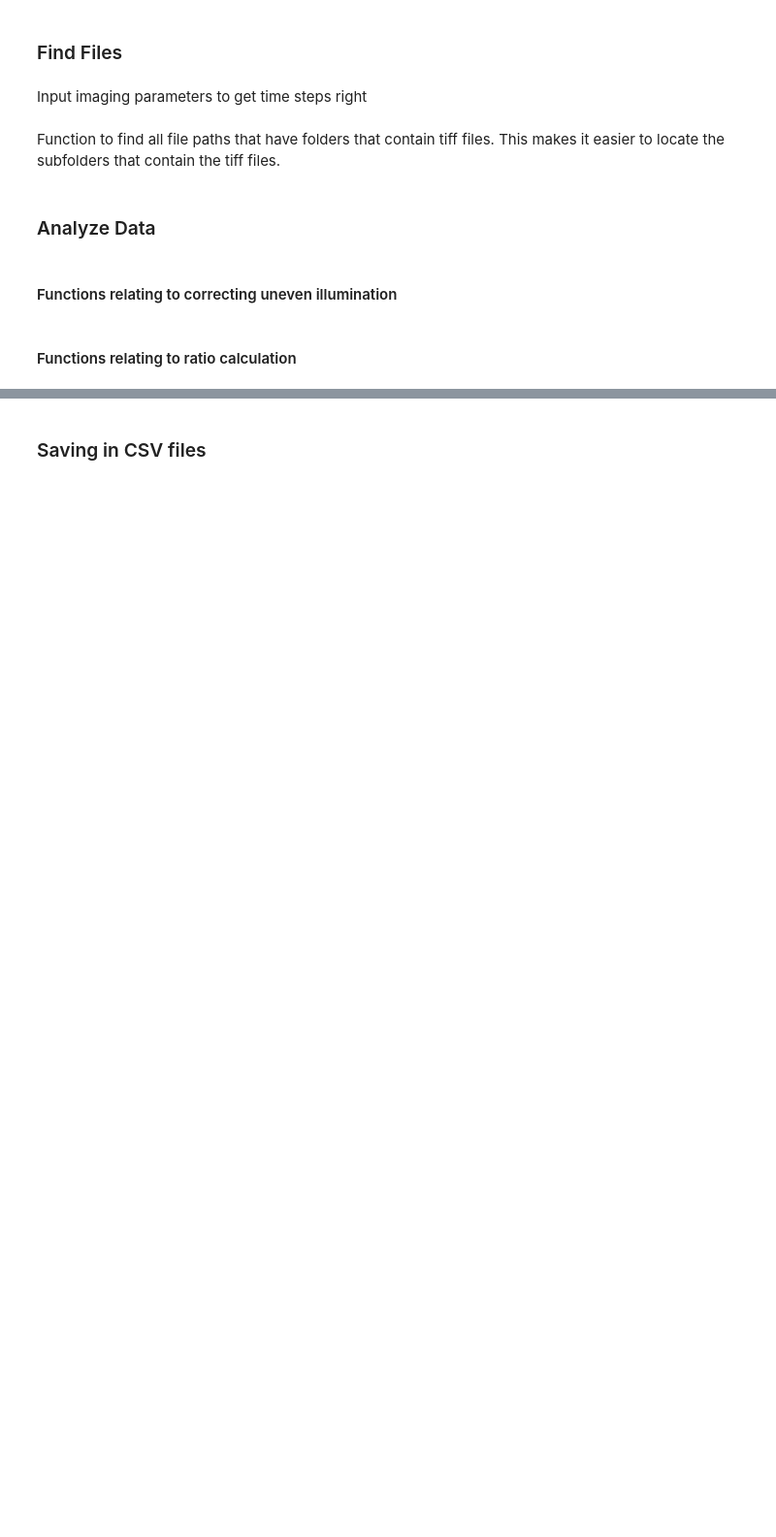
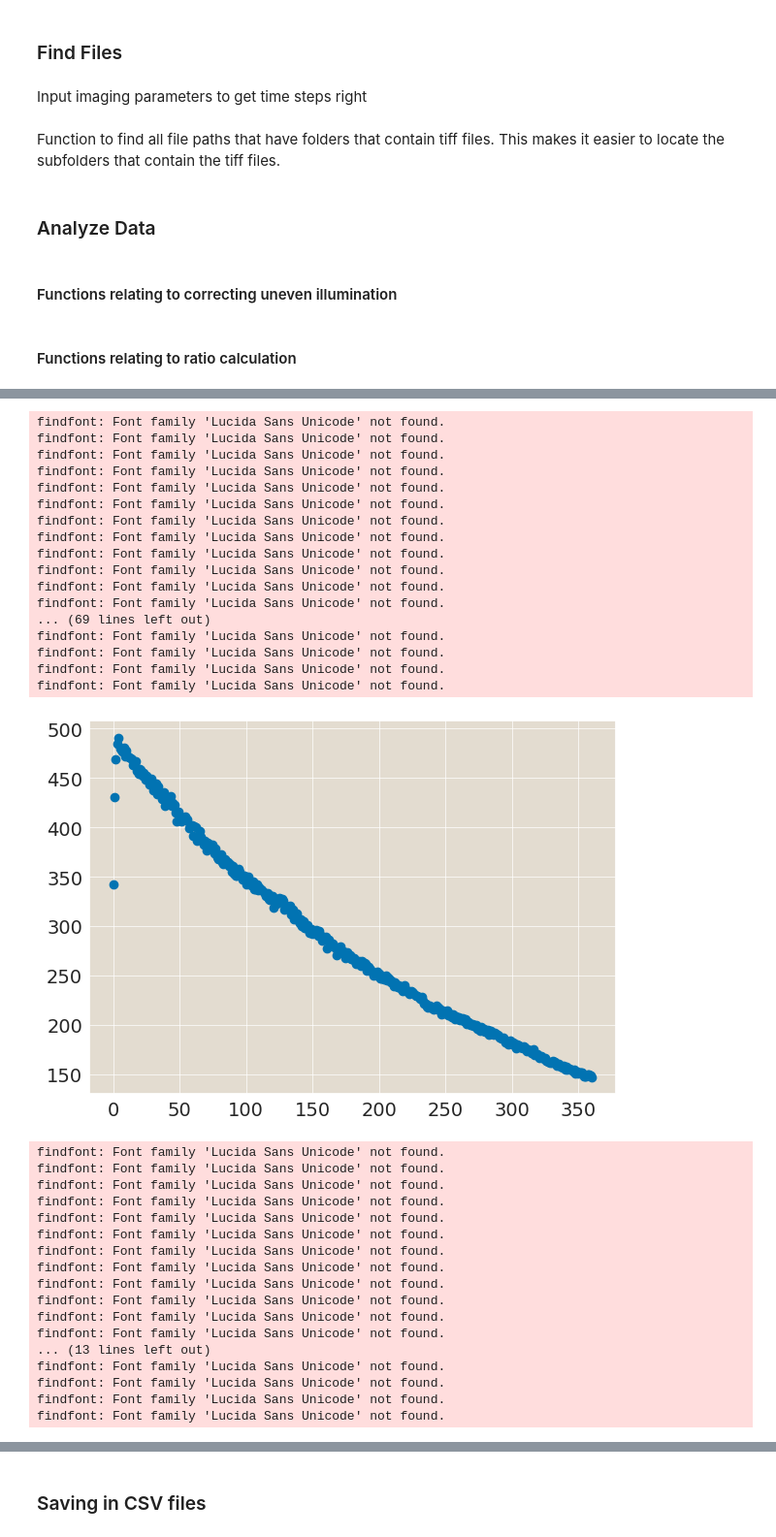
Before and after one commit to RPGroup-PBoC/am_atp, a Jupyter notebook: analysis/atp-hydro/20231129_AutoHydro.ipynb, the cells around one changed output, grey strips where cells are left out. Shown at 97% size. Drawn from its saved outputs; the diff is of its cells as text; code cells hidden in the pictures; blank space fills up the shorter version.

```diff
--- a/analysis/atp-hydro/20231129_AutoHydro.ipynb
+++ b/analysis/atp-hydro/20231129_AutoHydro.ipynb
@@ -432,0 +409,44 @@ infer_concs(ratios_array, exp_params, cal_params, allmask_coords, ratios_array[0
+# %%
+mean_ATP = np.mean(ratios_conc_ims, axis = (1, 2));
+plt.plot(range(len(mean_ATP)), mean_ATP, 'o');
+
+plt.figure()
+ratios = bound_bs/unbound_bs;
+mean_ratios = np.mean(ratios, axis = (1, 2));
+plt.plot(range(len(mean_ratios)), mean_ratios, 'o');
+# %% [output]
+findfont: Font family 'Lucida Sans Unicode' not found.
+findfont: Font family 'Lucida Sans Unicode' not found.
+findfont: Font family 'Lucida Sans Unicode' not found.
+findfont: Font family 'Lucida Sans Unicode' not found.
+findfont: Font family 'Lucida Sans Unicode' not found.
+findfont: Font family 'Lucida Sans Unicode' not found.
+findfont: Font family 'Lucida Sans Unicode' not found.
+findfont: Font family 'Lucida Sans Unicode' not found.
+findfont: Font family 'Lucida Sans Unicode' not found.
+findfont: Font family 'Lucida Sans Unicode' not found.
+findfont: Font family 'Lucida Sans Unicode' not found.
+findfont: Font family 'Lucida Sans Unicode' not found.
+... (69 lines left out)
+findfont: Font family 'Lucida Sans Unicode' not found.
+findfont: Font family 'Lucida Sans Unicode' not found.
+findfont: Font family 'Lucida Sans Unicode' not found.
+findfont: Font family 'Lucida Sans Unicode' not found.
+[figure, added]
+findfont: Font family 'Lucida Sans Unicode' not found.
+findfont: Font family 'Lucida Sans Unicode' not found.
+findfont: Font family 'Lucida Sans Unicode' not found.
+findfont: Font family 'Lucida Sans Unicode' not found.
+findfont: Font family 'Lucida Sans Unicode' not found.
+findfont: Font family 'Lucida Sans Unicode' not found.
+findfont: Font family 'Lucida Sans Unicode' not found.
+findfont: Font family 'Lucida Sans Unicode' not found.
+findfont: Font family 'Lucida Sans Unicode' not found.
+findfont: Font family 'Lucida Sans Unicode' not found.
+findfont: Font family 'Lucida Sans Unicode' not found.
+findfont: Font family 'Lucida Sans Unicode' not found.
+... (13 lines left out)
+findfont: Font family 'Lucida Sans Unicode' not found.
+findfont: Font family 'Lucida Sans Unicode' not found.
+findfont: Font family 'Lucida Sans Unicode' not found.
+findfont: Font family 'Lucida Sans Unicode' not found.
```
Also changed, not shown: parts of 11 cells of this notebook.
